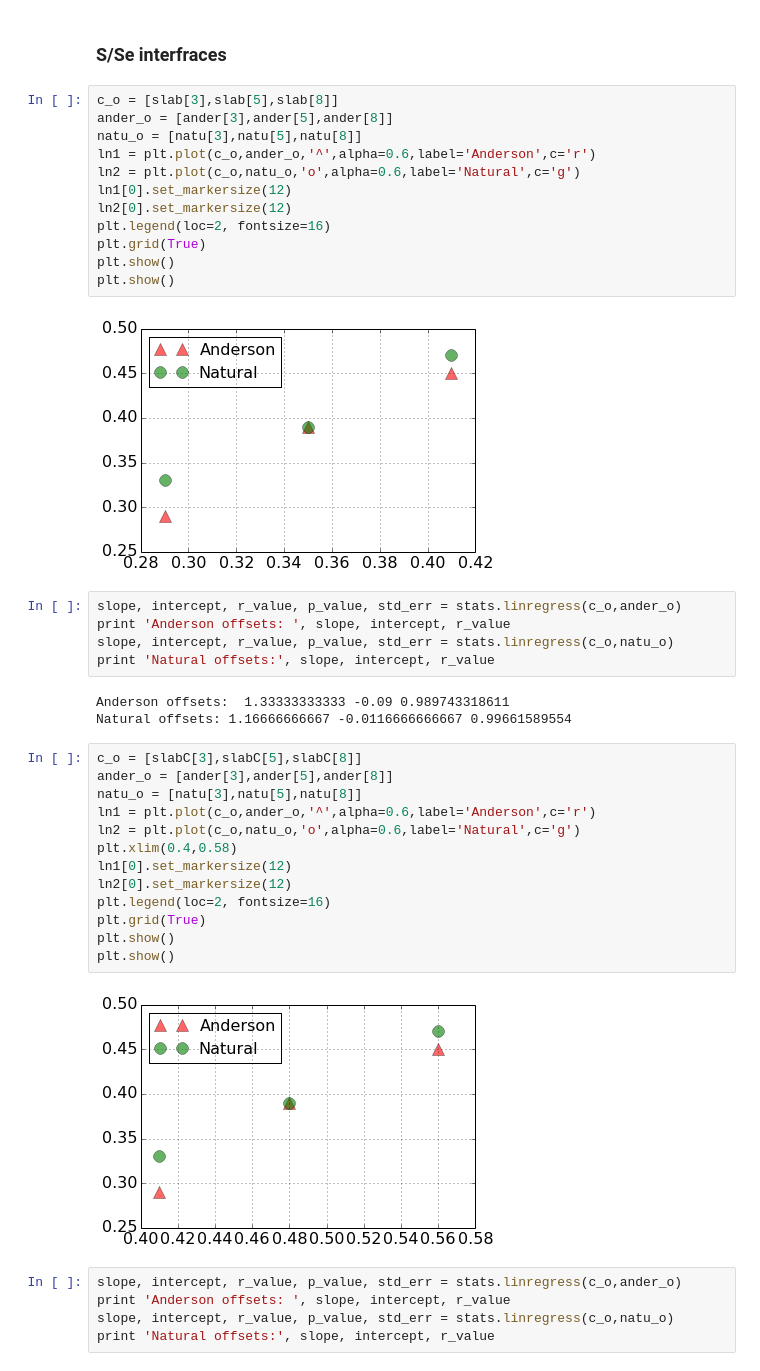
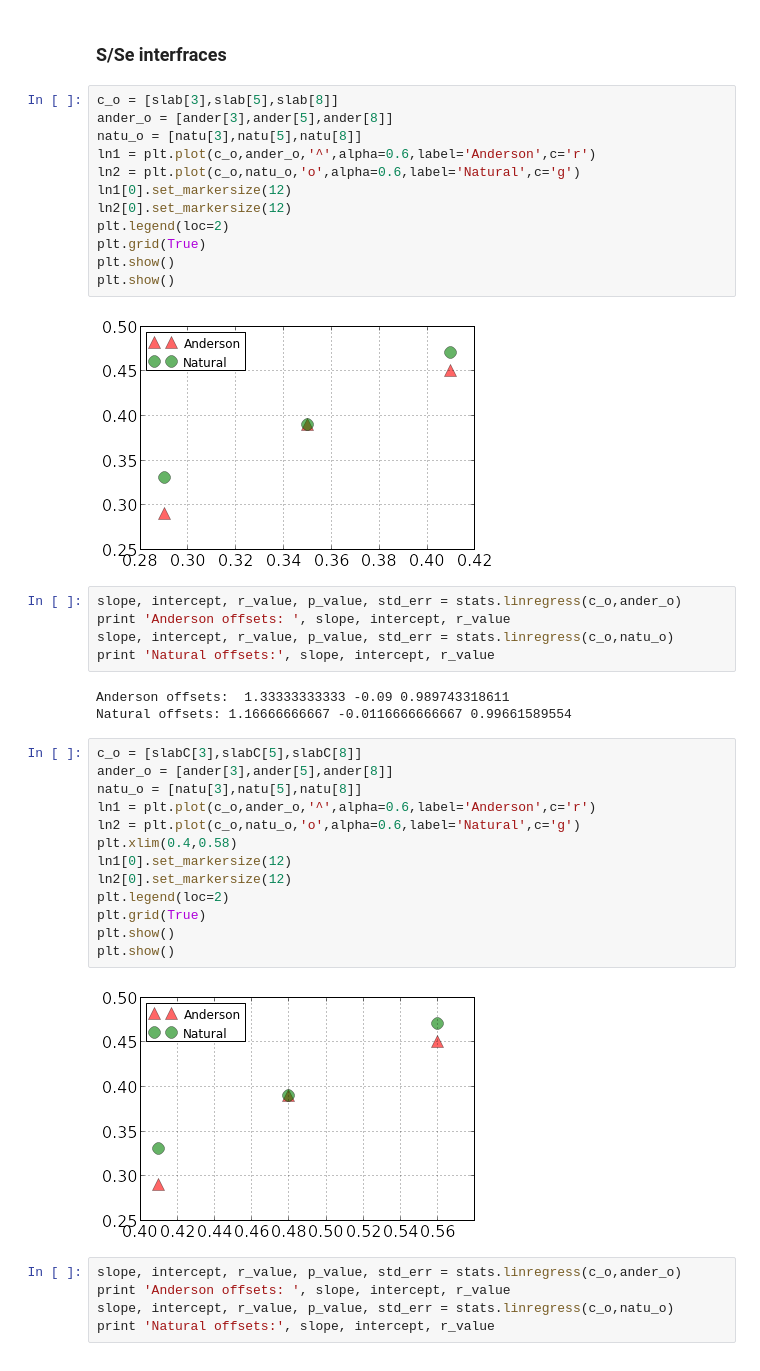
Before and after one commit to keeeto/fitting, a Jupyter notebook: Untitled.ipynb, the cells around one changed output. Drawn from its saved outputs; the diff is of its cells as text.

```diff
--- a/Untitled.ipynb
+++ b/Untitled.ipynb
@@ -421,12 +421,12 @@ ln1 = plt.plot(c_o,ander_o,'^',alpha=0.6,label='Anderson',c='r')
 ln2 = plt.plot(c_o,natu_o,'o',alpha=0.6,label='Natural',c='g')
 ln1[0].set_markersize(12)
 ln2[0].set_markersize(12)
-plt.legend(loc=2, fontsize=16)
+plt.legend(loc=2)
 plt.grid(True)
 plt.show()
 plt.show()
 # %% [output]
-[figure, old version]
+[figure, new version]
 # %%
 slope, intercept, r_value, p_value, std_err = stats.linregress(c_o,ander_o)
 print 'Anderson offsets: ', slope, intercept, r_value
@@ -438,18 +438,18 @@ Natural offsets: 1.16666666667 -0.0116666666667 0.99661589554
 # %%
 c_o = [slabC[3],slabC[5],slabC[8]]
 ander_o = [ander[3],ander[5],ander[8]]
 natu_o = [natu[3],natu[5],natu[8]]
 ln1 = plt.plot(c_o,ander_o,'^',alpha=0.6,label='Anderson',c='r')
 ln2 = plt.plot(c_o,natu_o,'o',alpha=0.6,label='Natural',c='g')
 plt.xlim(0.4,0.58)
 ln1[0].set_markersize(12)
 ln2[0].set_markersize(12)
-plt.legend(loc=2, fontsize=16)
+plt.legend(loc=2)
 plt.grid(True)
 plt.show()
 plt.show()
 # %% [output]
-[figure, old version]
+[figure, new version]
 # %%
 slope, intercept, r_value, p_value, std_err = stats.linregress(c_o,ander_o)
 print 'Anderson offsets: ', slope, intercept, r_value
```
Also changed, not shown: parts of 23 cells of this notebook.
